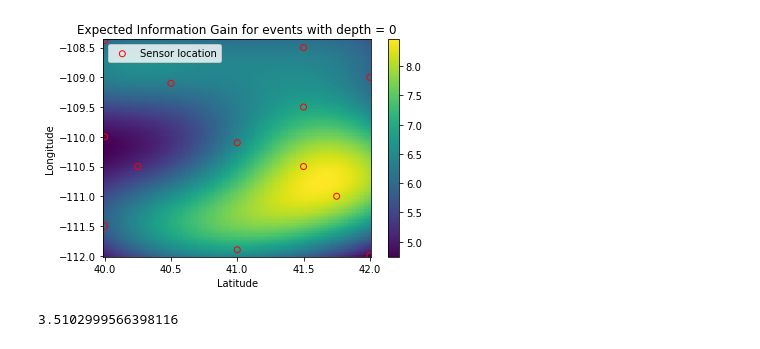
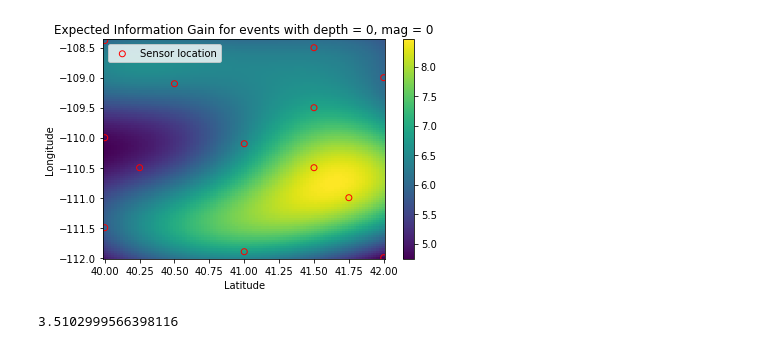
Before and after one commit to sandialabs/seismic_boed, a Jupyter notebook: eig_graphing.ipynb, the cells around one changed output. Drawn from its saved outputs; the diff is of its cells as text; code cells hidden in the pictures.

```diff
--- a/eig_graphing.ipynb
+++ b/eig_graphing.ipynb
@@ -6,7 +6,10 @@ from sklearn.gaussian_process import GaussianProcessRegressor as GPR
 from sklearn.gaussian_process.kernels import RBF, WhiteKernel
 # %%
 # def plot_surface(output_file='outputs.npz', depth_slice=0, mag_slice=1, stepsize=100):
-#data = dict(np.load(output_file))
+stepsize=100
+depth_slice=0
+mag_slice=0
+#data = dict(np.load('outputs.npz'))
 
 target = data['ig']
 
@@ -17,35 +20,36 @@ long_range = data['long_range']
 target = target.reshape(len(inputs),-1).mean(axis=1)
 
 x = np.linspace(lat_range[0], lat_range[1], stepsize)
 y = np.linspace(long_range[0], long_range[1], stepsize)
 
 xv, yv = np.meshgrid(x, y)
 xy = np.vstack([xv.ravel(), yv.ravel()]).T
 
 domain = np.zeros((stepsize**2, 4))
 domain[:,:2] = xy
 domain[:,2] = depth_slice
 domain[:,3] = 2
 
 model = GPR()
 model.fit(inputs,target)
 preds = model.predict(domain)
 
 plt.pcolormesh(xv, yv, preds.reshape((stepsize, stepsize)),
                shading='auto', cmap='viridis')
 plt.colorbar()
 
 plt.scatter(data['sensors'][:,0],data['sensors'][:,1],
             marker='o',facecolors='none', edgecolors='red',
             label='Sensor location')
 
 plt.xlabel('Latitude')
 plt.ylabel('Longitude')
-plt.title(f'Expected Information Gain for events with depth = {depth_slice}')
+plt.title(f'Expected Information Gain for events with depth = {depth_slice}, mag = {mag_slice}')
 plt.legend()
+plt.tight_layout()
 plt.show()
 # %% [output]
-[figure, old version]
+[figure, new version]
 # %%
 inputs[:,3].max()
 # %% [output]
```
Also changed, not shown: parts of 14 cells of this notebook, 3 other files.
